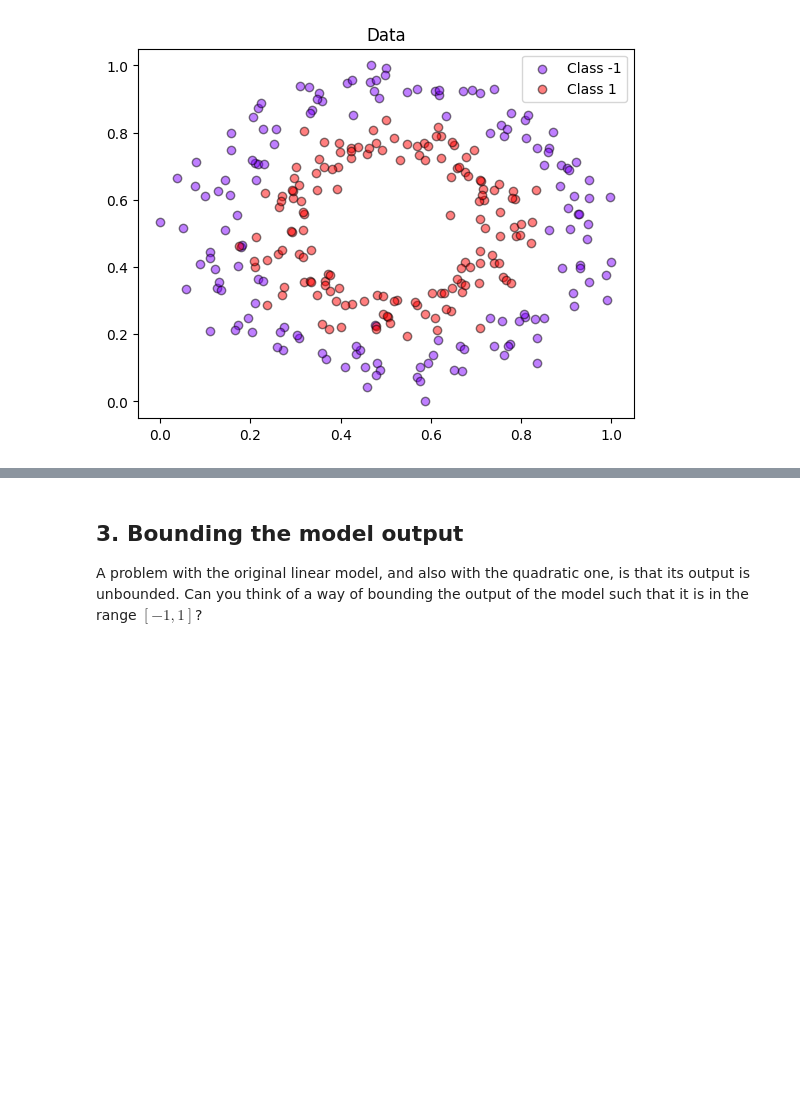
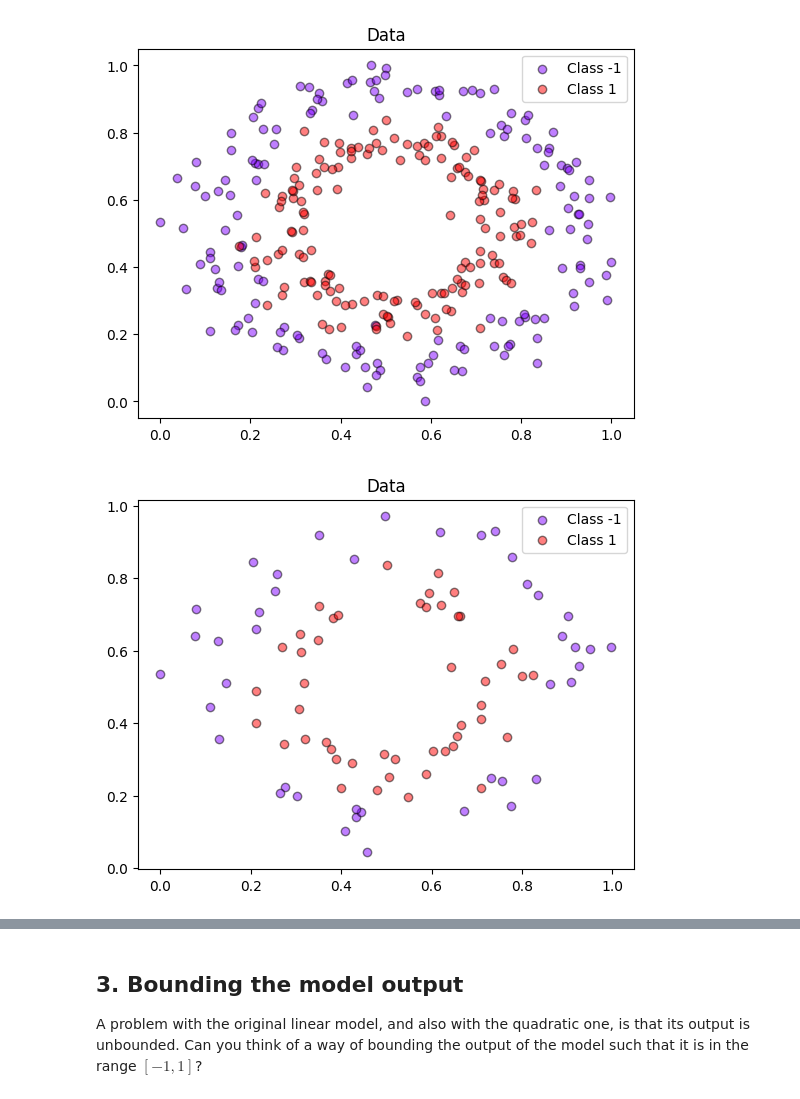
Before and after one commit to ccjimenezm/machine_learning2024, a Jupyter notebook: Problems_2.ipynb, the cells around one changed output, grey strips where cells are left out. Cells and saved outputs as stored; diff of their text form; code cells hidden in the pictures; blank space fills up the shorter version.

Commit message:
agregar imagen

```diff
--- a/Problems_2.ipynb
+++ b/Problems_2.ipynb
@@ -356,6 +356,11 @@ def batch_gd(X, Y, epochs, eta, w_ini):
 
 # Ahora puedes usar estas funciones para entrenar tu modelo cuadrático
 w, losses = batch_gd(X_train, y_train, 100, 0.006, np.array([0, 0, 0, 0, 0, 0]))
+# %%
+
+plot_data(X_test, y_test)
+# %% [output]
+[figure, added]
 # %%
 print(w, losses)
 # %% [output]
```
Also changed, not shown: parts of 6 cells of this notebook.
